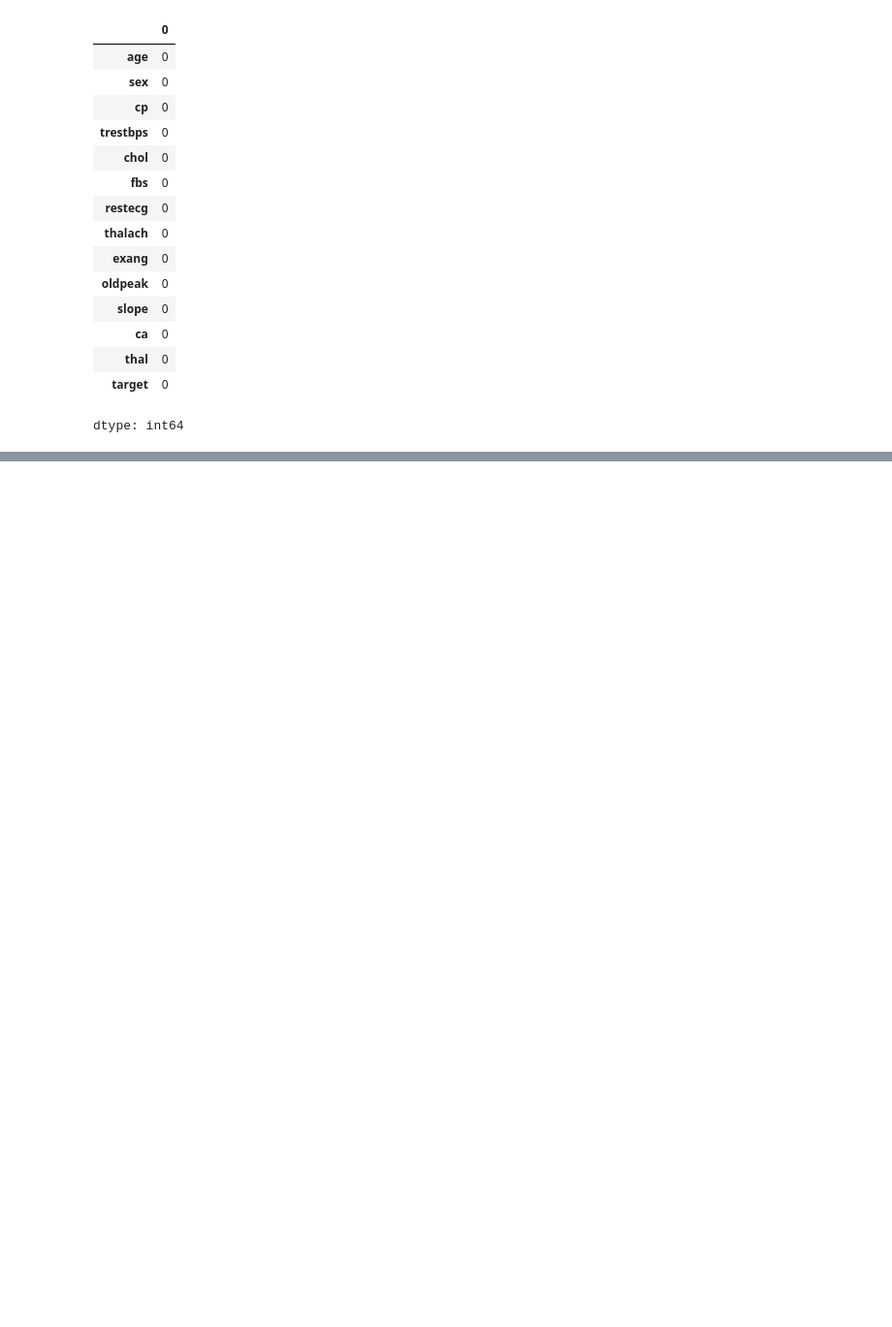
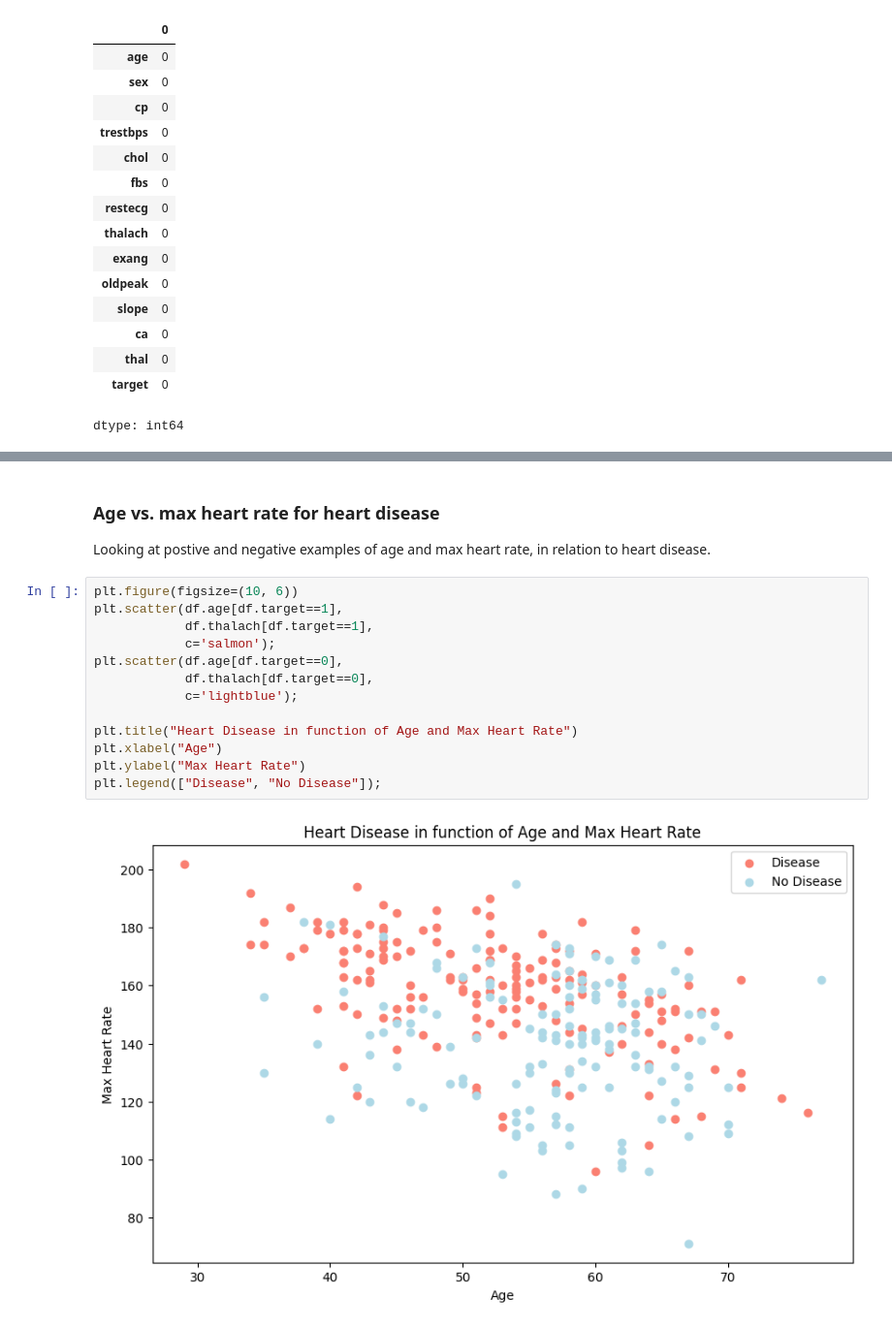
Before and after one commit to sohostory/ml-heart-disease-classification, a Jupyter notebook: end_to_end_heart_disease_classification.ipynb, the cells around one changed output, grey strips where cells are left out. Shown: that part at 97% size. Cells and saved outputs as stored; diff of their text form; blank space fills up the shorter version.

```diff
--- a/end_to_end_heart_disease_classification.ipynb
+++ b/end_to_end_heart_disease_classification.ipynb
@@ -161,0 +199,18 @@ df.describe()
+# %% [markdown]
+### Age vs. max heart rate for heart disease
+Looking at postive and negative examples of age and max heart rate, in relation to heart disease.
+# %%
+plt.figure(figsize=(10, 6))
+plt.scatter(df.age[df.target==1],
+            df.thalach[df.target==1],
+            c='salmon');
+plt.scatter(df.age[df.target==0],
+            df.thalach[df.target==0],
+            c='lightblue');
+
+plt.title("Heart Disease in function of Age and Max Heart Rate")
+plt.xlabel("Age")
+plt.ylabel("Max Heart Rate")
+plt.legend(["Disease", "No Disease"]);
+# %% [output]
+[figure, added]
```
Also changed, not shown: parts of 14 cells of this notebook.
